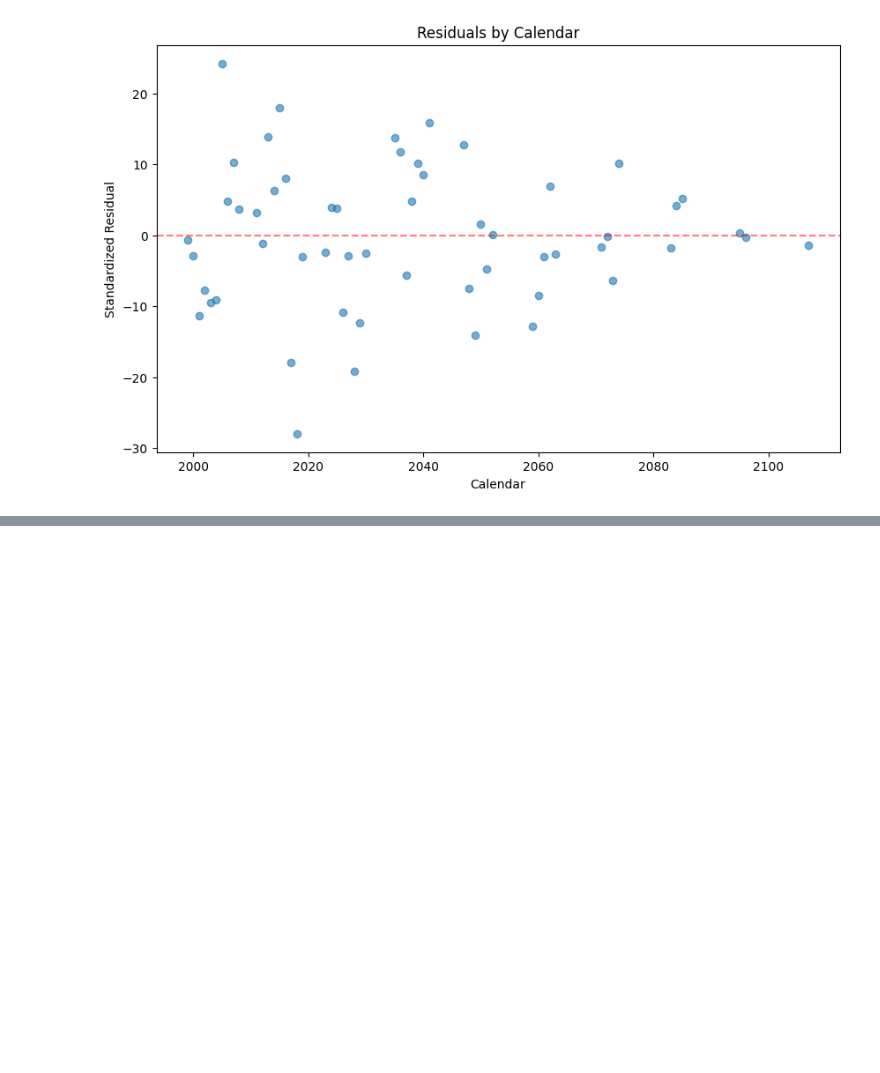
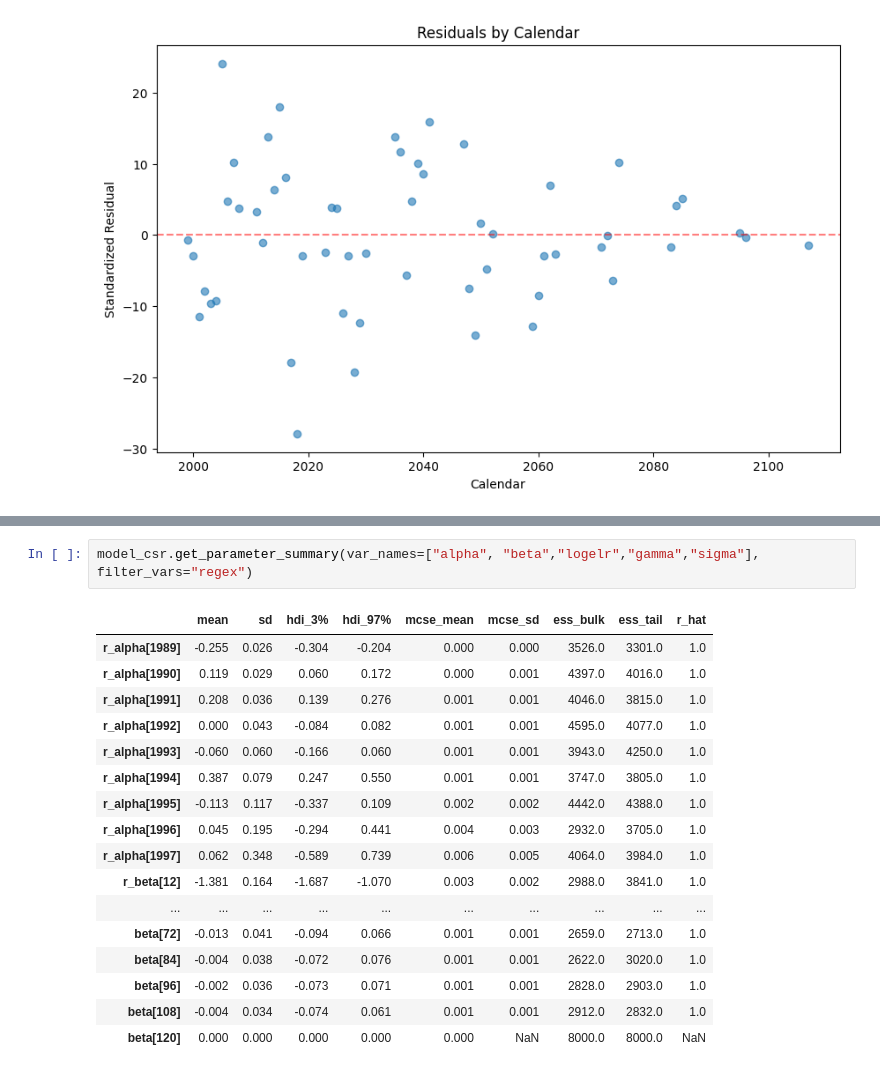
Before and after one commit to problemofpoints/bayesianchainladder, a Jupyter notebook: references/test-notebook.ipynb, the cells around one changed output, grey strips where cells are left out. Saved outputs shown, nothing was run; the diff lists cells and outputs as text; blank space fills up the shorter version.

```diff
--- a/references/test-notebook.ipynb
+++ b/references/test-notebook.ipynb
@@ -259,0 +298,20 @@ az.compare({"Categorical Dev": model.idata, "Spline Dev": model_spline.idata})
+# %%
+model_csr.get_parameter_summary(var_names=["alpha", "beta","logelr","gamma","sigma"], filter_vars="regex")
+# %% [output]
+|  | mean | sd | hdi_3% | hdi_97% | mcse_mean | mcse_sd | ess_bulk | ess_tail | r_hat |
+| r_alpha[1989] | -0.255 | 0.026 | -0.304 | -0.204 | 0.000 | 0.000 | 3526.0 | 3301.0 | 1.0 |
+| r_alpha[1990] | 0.119 | 0.029 | 0.060 | 0.172 | 0.000 | 0.001 | 4397.0 | 4016.0 | 1.0 |
+| r_alpha[1991] | 0.208 | 0.036 | 0.139 | 0.276 | 0.001 | 0.001 | 4046.0 | 3815.0 | 1.0 |
+| r_alpha[1992] | 0.000 | 0.043 | -0.084 | 0.082 | 0.001 | 0.001 | 4595.0 | 4077.0 | 1.0 |
+| r_alpha[1993] | -0.060 | 0.060 | -0.166 | 0.060 | 0.001 | 0.001 | 3943.0 | 4250.0 | 1.0 |
+| r_alpha[1994] | 0.387 | 0.079 | 0.247 | 0.550 | 0.001 | 0.001 | 3747.0 | 3805.0 | 1.0 |
+| r_alpha[1995] | -0.113 | 0.117 | -0.337 | 0.109 | 0.002 | 0.002 | 4442.0 | 4388.0 | 1.0 |
+| r_alpha[1996] | 0.045 | 0.195 | -0.294 | 0.441 | 0.004 | 0.003 | 2932.0 | 3705.0 | 1.0 |
+| r_alpha[1997] | 0.062 | 0.348 | -0.589 | 0.739 | 0.006 | 0.005 | 4064.0 | 3984.0 | 1.0 |
+| r_beta[12] | -1.381 | 0.164 | -1.687 | -1.070 | 0.003 | 0.002 | 2988.0 | 3841.0 | 1.0 |
+| ... | ... | ... | ... | ... | ... | ... | ... | ... | ... |
+| beta[72] | -0.013 | 0.041 | -0.094 | 0.066 | 0.001 | 0.001 | 2659.0 | 2713.0 | 1.0 |
+| beta[84] | -0.004 | 0.038 | -0.072 | 0.076 | 0.001 | 0.001 | 2622.0 | 3020.0 | 1.0 |
+| beta[96] | -0.002 | 0.036 | -0.073 | 0.071 | 0.001 | 0.001 | 2828.0 | 2903.0 | 1.0 |
+| beta[108] | -0.004 | 0.034 | -0.074 | 0.061 | 0.001 | 0.001 | 2912.0 | 2832.0 | 1.0 |
+| beta[120] | 0.000 | 0.000 | 0.000 | 0.000 | 0.000 | NaN | 8000.0 | 8000.0 | NaN |
```
Also changed, not shown: parts of 13 cells of this notebook.
